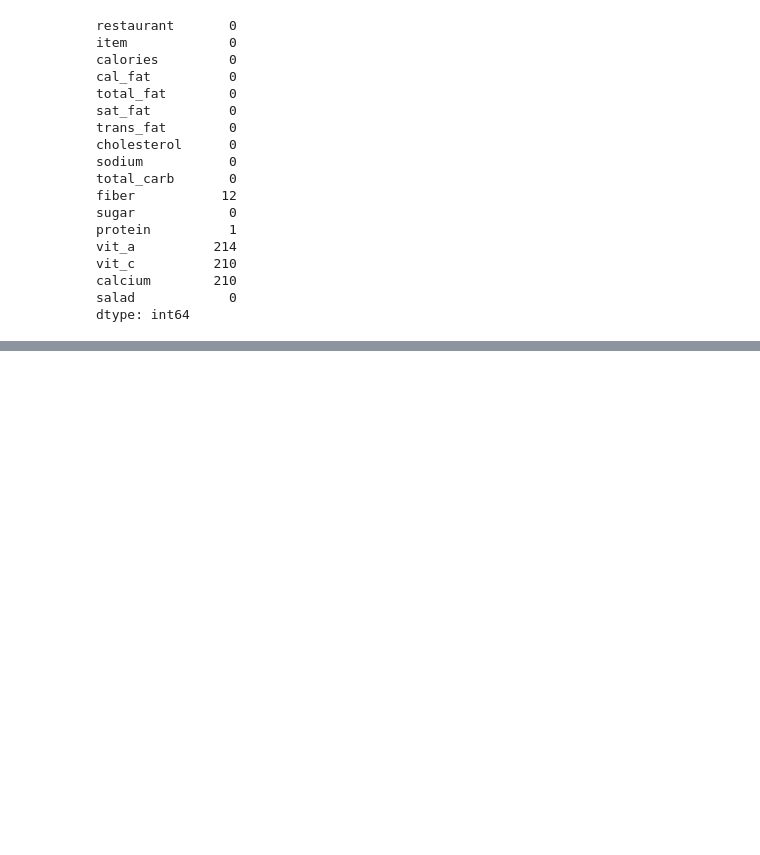
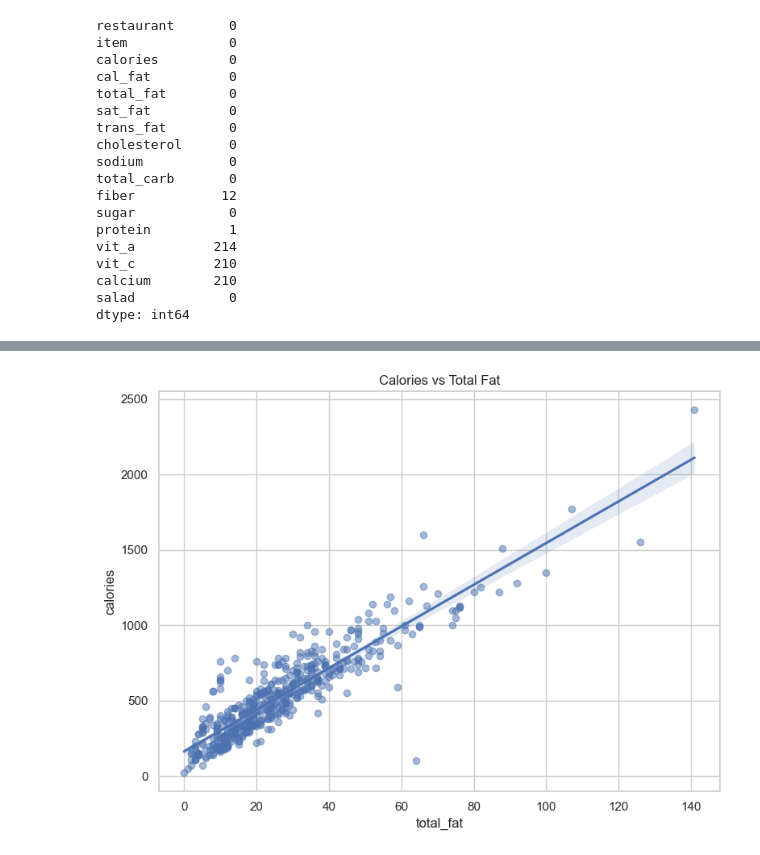
Before and after one commit to Evimess/IS477_FInal_Project, a Jupyter notebook: is477_analysis.ipynb, the cells around one changed output, grey strips where cells are left out. Cells and saved outputs as stored; diff of their text form; code cells hidden in the pictures; blank space fills up the shorter version.

```diff
--- a/is477_analysis.ipynb
+++ b/is477_analysis.ipynb
@@ -41,0 +168,9 @@ dtype: int64
+# %%
+# 3) Scatter calories vs total_fat with regression line
+plt.figure(figsize=(8, 6))
+sns.regplot(data=df, x='total_fat', y='calories', scatter_kws={'alpha':0.5})
+plt.title('Calories vs Total Fat')
+plt.tight_layout()
+plt.show()
+# %% [output]
+[figure, added]
```
Also changed, not shown: parts of 14 cells of this notebook, 3 other files.
